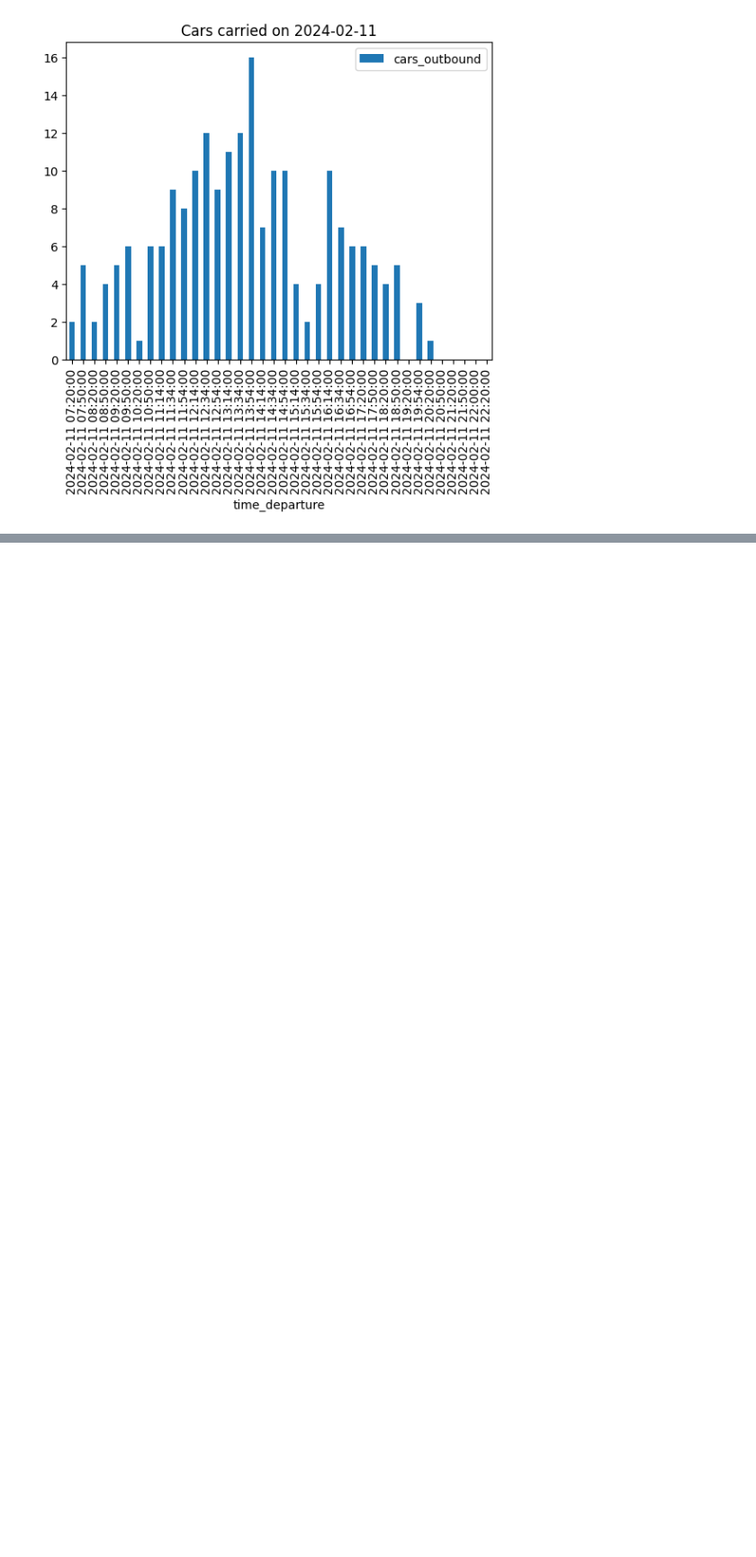
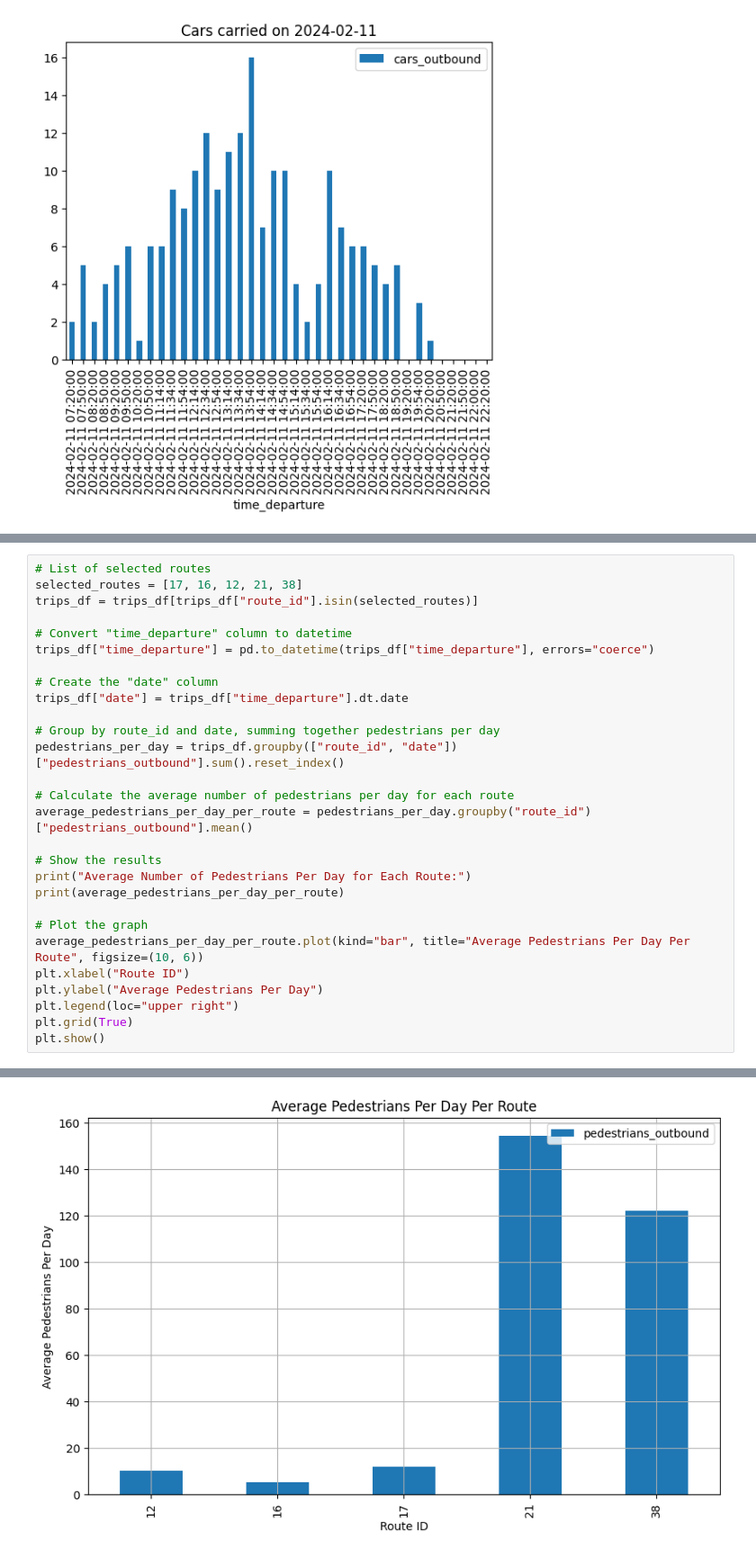
Before and after one commit to alambuyachelsea/hack-a-fleet, a Jupyter notebook: info_collection/ship_usage_data.ipynb, the cells around one changed output, grey strips where cells are left out. Shown at 90% size. Drawn from its saved outputs; the diff is of its cells as text; blank space fills up the shorter version.

```diff
--- a/info_collection/ship_usage_data.ipynb
+++ b/info_collection/ship_usage_data.ipynb
@@ -52,0 +35,29 @@ Empty inbound travels 5
+# %%
+# List of selected routes
+selected_routes = [17, 16, 12, 21, 38]
+trips_df = trips_df[trips_df["route_id"].isin(selected_routes)]
+
+# Convert "time_departure" column to datetime
+trips_df["time_departure"] = pd.to_datetime(trips_df["time_departure"], errors="coerce")
+
+# Create the "date" column
+trips_df["date"] = trips_df["time_departure"].dt.date
+
+# Group by route_id and date, summing together pedestrians per day
+pedestrians_per_day = trips_df.groupby(["route_id", "date"])["pedestrians_outbound"].sum().reset_index()
+
+# Calculate the average number of pedestrians per day for each route
+average_pedestrians_per_day_per_route = pedestrians_per_day.groupby("route_id")["pedestrians_outbound"].mean()
+
+# Show the results
+print("Average Number of Pedestrians Per Day for Each Route:")
+print(average_pedestrians_per_day_per_route)
+
+# Plot the graph
+average_pedestrians_per_day_per_route.plot(kind="bar", title="Average Pedestrians Per Day Per Route", figsize=(10, 6))
+plt.xlabel("Route ID")
+plt.ylabel("Average Pedestrians Per Day")
+plt.legend(loc="upper right")
+plt.grid(True)
+plt.show()
+# %% [output]
@@ -52,0 +72 @@ Empty inbound travels 5
+[figure, added]
```
Also changed, not shown: parts of 8 cells of this notebook.
